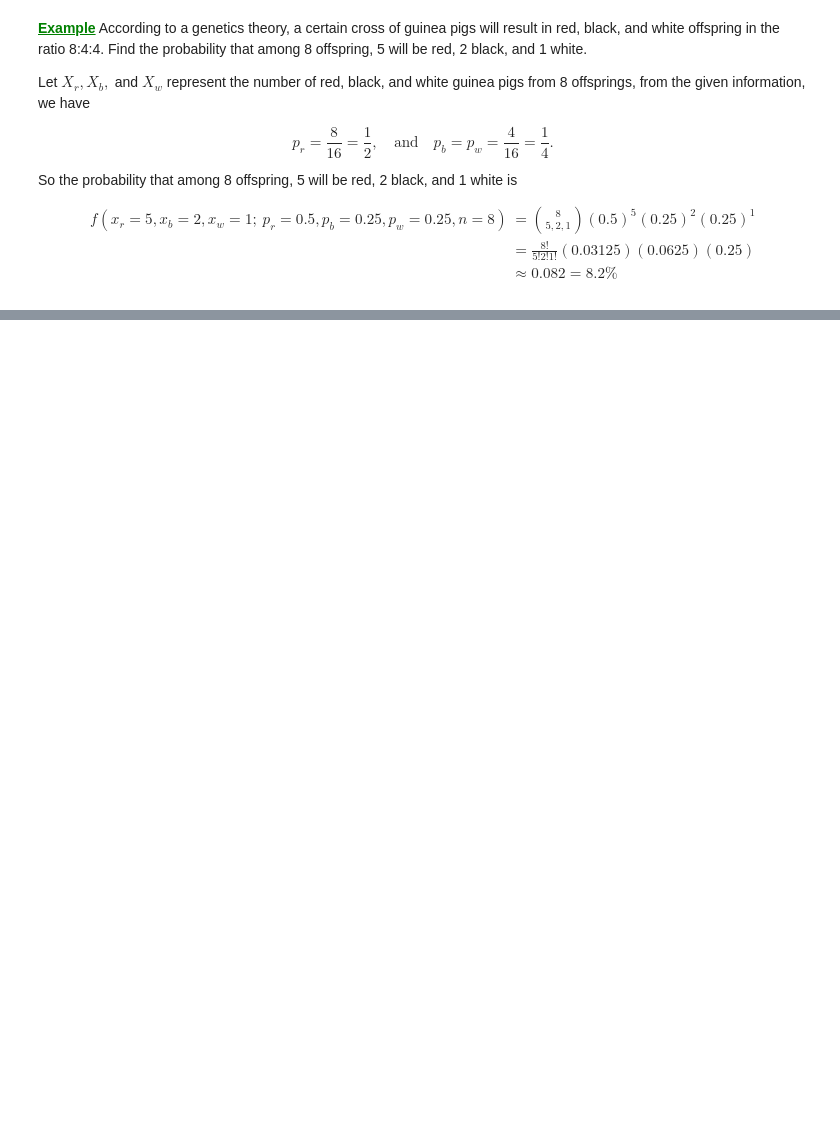
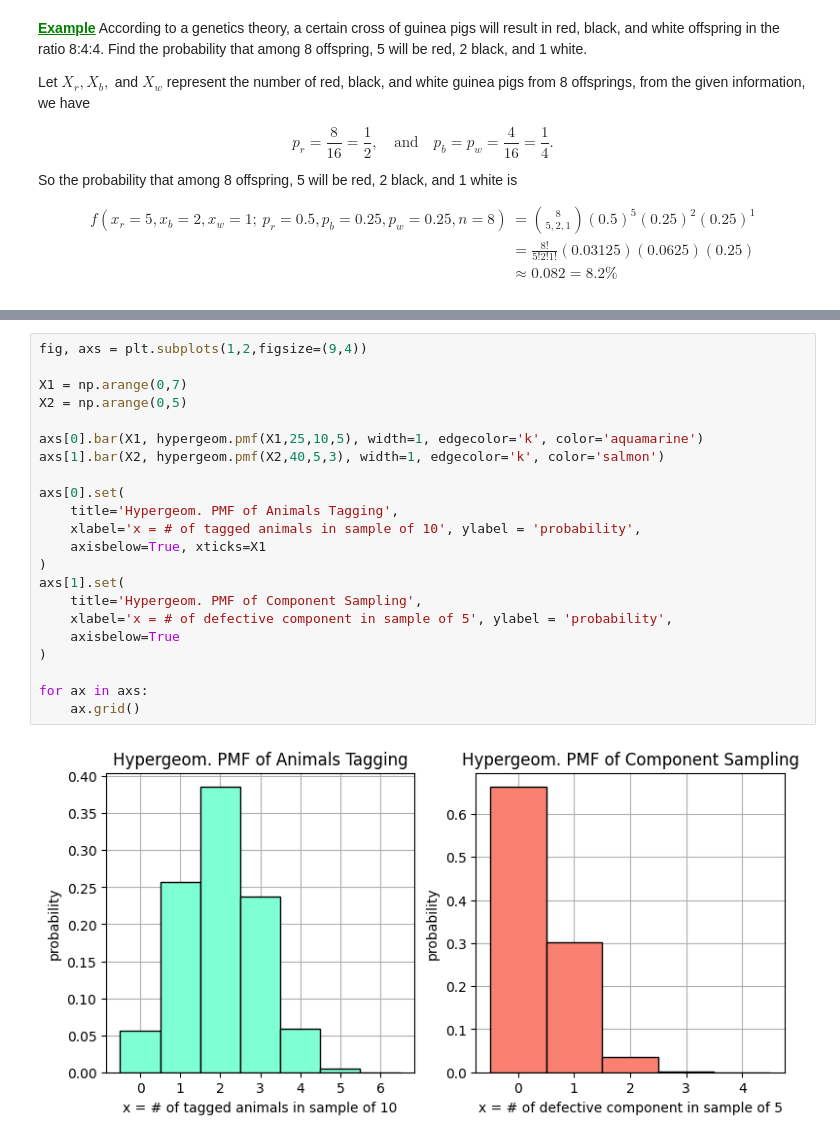
Before and after one commit to NEWisREAL1/Statistics-Notebooks, a Jupyter notebook: Chapter 6 - Well-Known Discrete Distribution.ipynb, the cells around one changed output, grey strips where cells are left out. Saved outputs shown, nothing was run; the diff lists cells and outputs as text; blank space fills up the shorter version.

```diff
--- a/Chapter 6 - Well-Known Discrete Distribution.ipynb
+++ b/Chapter 6 - Well-Known Discrete Distribution.ipynb
@@ -271,0 +319,24 @@ $$
+# %%
+fig, axs = plt.subplots(1,2,figsize=(9,4))
+
+X1 = np.arange(0,7)
+X2 = np.arange(0,5)
+
+axs[0].bar(X1, hypergeom.pmf(X1,25,10,5), width=1, edgecolor='k', color='aquamarine')
+axs[1].bar(X2, hypergeom.pmf(X2,40,5,3), width=1, edgecolor='k', color='salmon')
+
+axs[0].set(
+    title='Hypergeom. PMF of Animals Tagging',
+    xlabel='x = # of tagged animals in sample of 10', ylabel = 'probability',
+    axisbelow=True, xticks=X1
+)
+axs[1].set(
+    title='Hypergeom. PMF of Component Sampling',
+    xlabel='x = # of defective component in sample of 5', ylabel = 'probability',
+    axisbelow=True
+)
+
+for ax in axs:
+    ax.grid()
+# %% [output]
+[figure, added]
```
Also changed, not shown: parts of 41 cells of this notebook.
